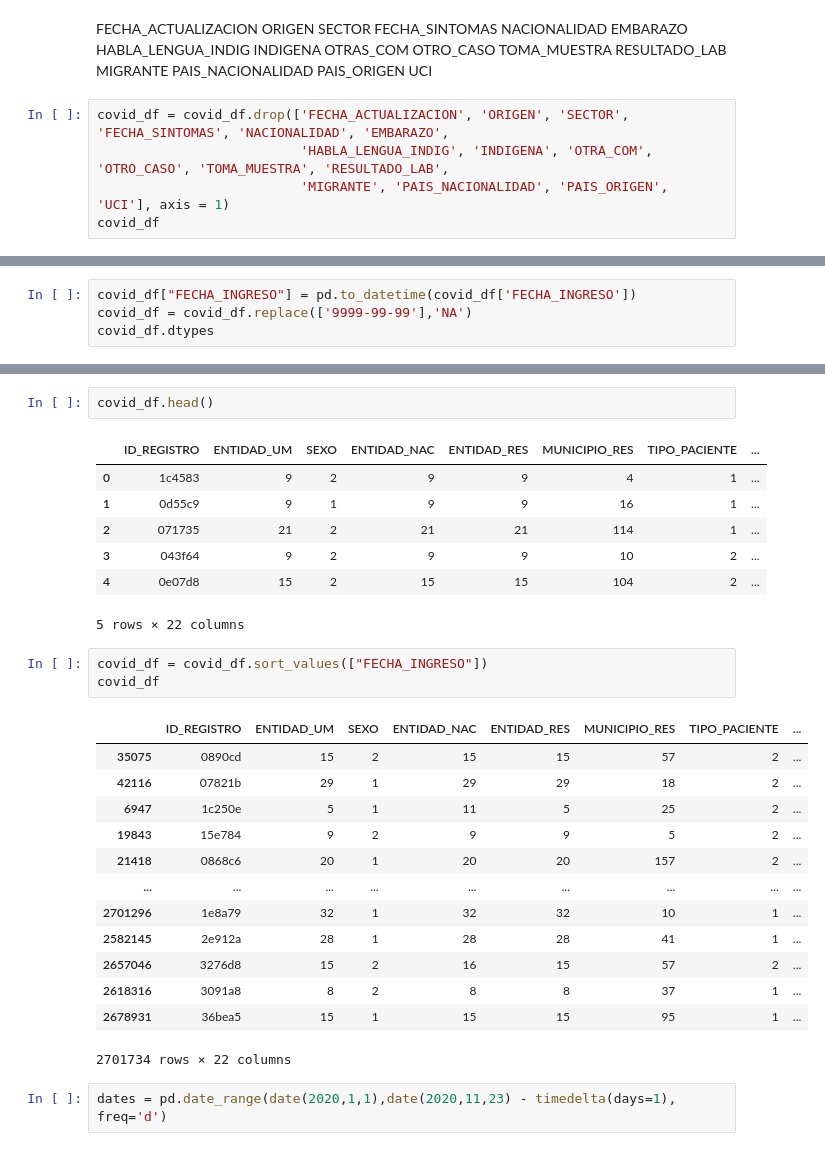
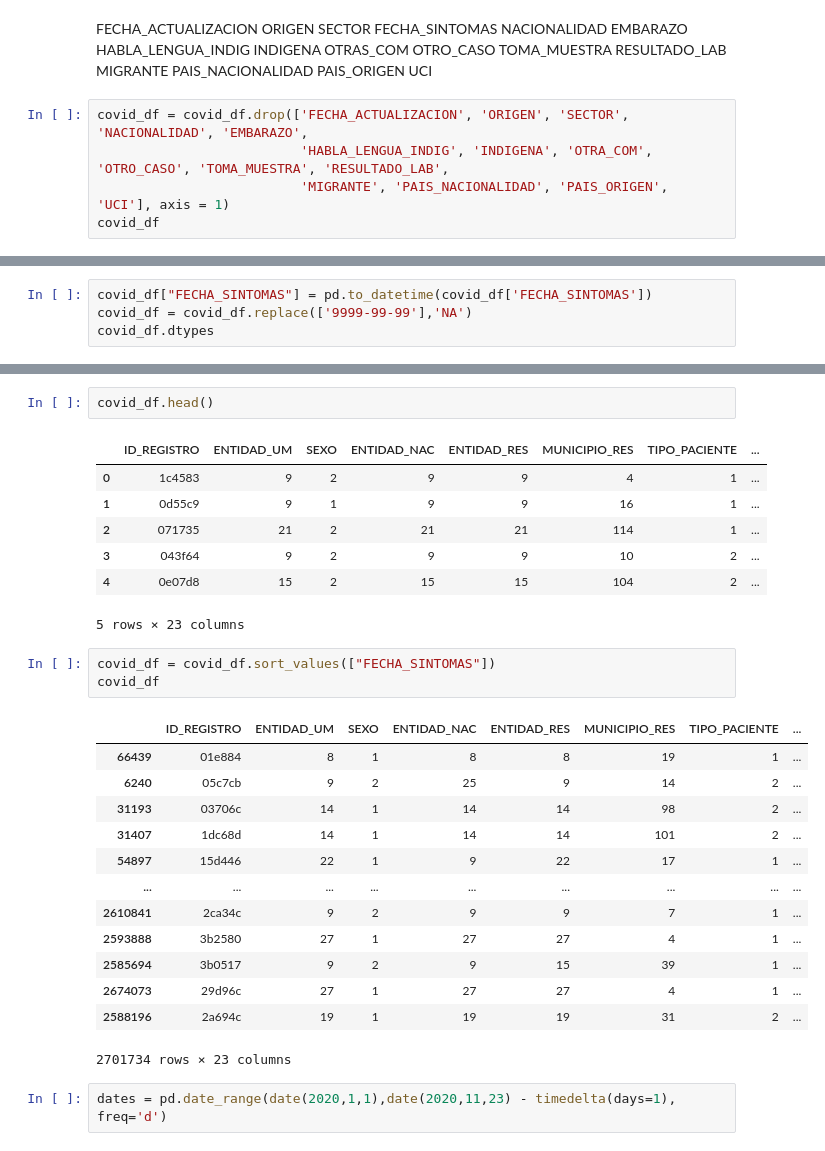
Before and after one commit to AlfredoOcegueda/covid-19-mexico-challenge, a Jupyter notebook: Data/data_cleaning_complete.ipynb, the cells around one changed output, grey strips where cells are left out. Drawn from its saved outputs; the diff is of its cells as text.

```diff
--- a/Data/data_cleaning_complete.ipynb
+++ b/Data/data_cleaning_complete.ipynb
@@ -67,7 +68,7 @@ PAIS_NACIONALIDAD
 PAIS_ORIGEN
 UCI
 # %%
-covid_df = covid_df.drop(['FECHA_ACTUALIZACION', 'ORIGEN', 'SECTOR', 'FECHA_SINTOMAS', 'NACIONALIDAD', 'EMBARAZO',
+covid_df = covid_df.drop(['FECHA_ACTUALIZACION', 'ORIGEN', 'SECTOR', 'NACIONALIDAD', 'EMBARAZO',
                           'HABLA_LENGUA_INDIG', 'INDIGENA', 'OTRA_COM', 'OTRO_CASO', 'TOMA_MUESTRA', 'RESULTADO_LAB',
                           'MIGRANTE', 'PAIS_NACIONALIDAD', 'PAIS_ORIGEN', 'UCI'], axis = 1)
 covid_df
@@ -106,7 +107,7 @@ TABAQUISMO              int64
 CLASIFICACION_FINAL     int64
 dtype: object
 # %%
-covid_df["FECHA_INGRESO"] = pd.to_datetime(covid_df['FECHA_INGRESO'])
+covid_df["FECHA_SINTOMAS"] = pd.to_datetime(covid_df['FECHA_SINTOMAS'])
 covid_df = covid_df.replace(['9999-99-99'],'NA')
 covid_df.dtypes
 # %% [output]
@@ -136,24 +137,24 @@ covid_df.head()
 | 2 | 071735 | 21 | 2 | 21 | 21 | 114 | 1 | ... |
 | 3 | 043f64 | 9 | 2 | 9 | 9 | 10 | 2 | ... |
 | 4 | 0e07d8 | 15 | 2 | 15 | 15 | 104 | 2 | ... |
-5 rows × 22 columns
+5 rows × 23 columns
 # %%
-covid_df = covid_df.sort_values(["FECHA_INGRESO"])
+covid_df = covid_df.sort_values(["FECHA_SINTOMAS"])
 covid_df
 # %% [output]
 |  | ID_REGISTRO | ENTIDAD_UM | SEXO | ENTIDAD_NAC | ENTIDAD_RES | MUNICIPIO_RES | TIPO_PACIENTE | ... |
-| 35075 | 0890cd | 15 | 2 | 15 | 15 | 57 | 2 | ... |
-| 42116 | 07821b | 29 | 1 | 29 | 29 | 18 | 2 | ... |
-| 6947 | 1c250e | 5 | 1 | 11 | 5 | 25 | 2 | ... |
-| 19843 | 15e784 | 9 | 2 | 9 | 9 | 5 | 2 | ... |
-| 21418 | 0868c6 | 20 | 1 | 20 | 20 | 157 | 2 | ... |
+| 66439 | 01e884 | 8 | 1 | 8 | 8 | 19 | 1 | ... |
+| 6240 | 05c7cb | 9 | 2 | 25 | 9 | 14 | 2 | ... |
+| 31193 | 03706c | 14 | 1 | 14 | 14 | 98 | 2 | ... |
+| 31407 | 1dc68d | 14 | 1 | 14 | 14 | 101 | 2 | ... |
+| 54897 | 15d446 | 22 | 1 | 9 | 22 | 17 | 1 | ... |
 | ... | ... | ... | ... | ... | ... | ... | ... | ... |
-| 2701296 | 1e8a79 | 32 | 1 | 32 | 32 | 10 | 1 | ... |
-| 2582145 | 2e912a | 28 | 1 | 28 | 28 | 41 | 1 | ... |
-| 2657046 | 3276d8 | 15 | 2 | 16 | 15 | 57 | 2 | ... |
-| 2618316 | 3091a8 | 8 | 2 | 8 | 8 | 37 | 1 | ... |
-| 2678931 | 36bea5 | 15 | 1 | 15 | 15 | 95 | 1 | ... |
+| 2610841 | 2ca34c | 9 | 2 | 9 | 9 | 7 | 1 | ... |
+| 2593888 | 3b2580 | 27 | 1 | 27 | 27 | 4 | 1 | ... |
+| 2585694 | 3b0517 | 9 | 2 | 9 | 15 | 39 | 1 | ... |
+| 2674073 | 29d96c | 27 | 1 | 27 | 27 | 4 | 1 | ... |
+| 2588196 | 2a694c | 19 | 1 | 19 | 19 | 31 | 2 | ... |
-2701734 rows × 22 columns
+2701734 rows × 23 columns
 # %%
 dates = pd.date_range(date(2020,1,1),date(2020,11,23) - timedelta(days=1), freq='d')
 # %%
```
Also changed, not shown: parts of 102 cells of this notebook, 7 other files.
